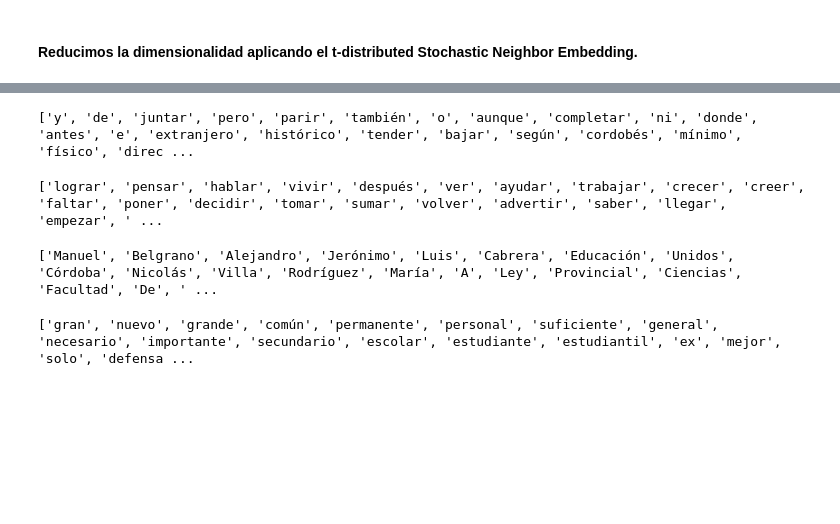
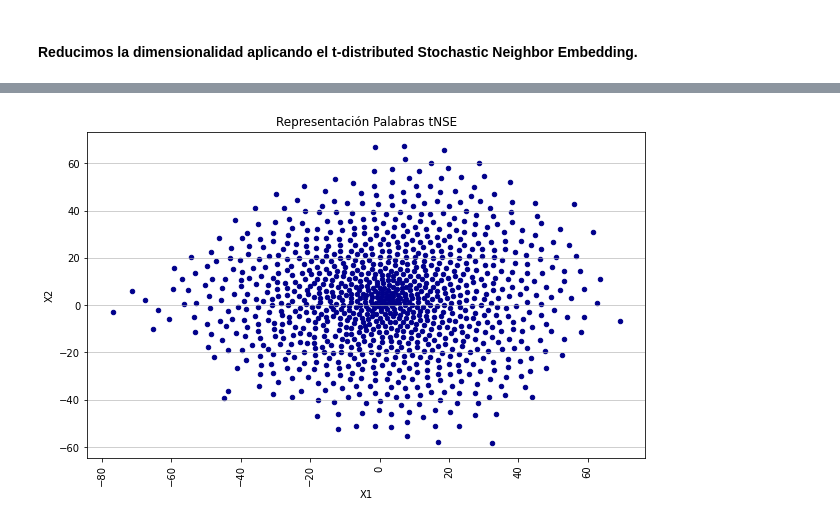
Before and after one commit to mahunz/TexMining, a Jupyter notebook: Word_Clustering.ipynb, the cells around one changed output, grey strips where cells are left out. Saved outputs shown, nothing was run; the diff lists cells and outputs as text; code cells hidden in the pictures; blank space fills up the shorter version.

```diff
--- a/Word_Clustering.ipynb
+++ b/Word_Clustering.ipynb
@@ -69,14 +92,26 @@ doc = nlp(dataset[0:10000000])
+# %%
+sentences =[]
+for sent in doc.sents:
+    if len(sent) > 10:
+        sentences.append([token.text for token in sent])
 # %%
 sents = [sent for sent in doc.sents if len(sent) > 10]
 
 words = []
 words_lemma = []
+lstsents_lemma = []
+lstsents = []
 for sent in sents:
+    lstsent_lemma = []
+    lstsent = []
     for word in sent:
         if word.is_alpha:
             words.append(word)
             words_lemma.append(lemmatize(word.lemma_))
-
+            lstsent.append(word.text)
+            lstsent_lemma.append(lemmatize(word.lemma_))
+    lstsents_lemma.append(lstsent_lemma)
+    lstsents .append(lstsent)
 counts = Counter(words_lemma)
 # %% [markdown]
 Hacemos el histograma de las 50 lemmas más coumnes para observar la distribución
@@ -112,4 +148,4 @@ Los features considerados son:
 # %%
-limiteW=word_comm[1][2000]
+limiteW=word_comm[1][1000]
 limiteW
 # %% [output]
@@ -335,24 +263,15 @@ plot_region_cluster(x_bounds=(-5, 0), y_bounds=(-5, 0))
-# %%
-# Stopwords
-printer = [word for word in key_words if clusters[key_words[word]] == clusters[key_words["de"]]]
-print(printer)
-# %% [output]
-['y', 'de', 'juntar', 'pero', 'parir', 'también', 'o', 'aunque', 'completar', 'ni', 'donde', 'antes', 'e', 'extranjero', 'histórico', 'tender', 'bajar', 'según', 'cordobés', 'mínimo', 'físico', 'direc ...
-# %%
-# Verbos
-printer = [word for word in key_words if clusters[key_words[word]] == clusters[key_words["ayudar"]]]
-print(printer)
-# %% [output]
-['lograr', 'pensar', 'hablar', 'vivir', 'después', 'ver', 'ayudar', 'trabajar', 'crecer', 'creer', 'faltar', 'poner', 'decidir', 'tomar', 'sumar', 'volver', 'advertir', 'saber', 'llegar', 'empezar', ' ...
-# %%
-# Politica
-printer = [word for word in key_words if clusters[key_words[word]] == clusters[key_words["Giacomino"]]]
-print(printer)
-# %% [output]
-['Manuel', 'Belgrano', 'Alejandro', 'Jerónimo', 'Luis', 'Cabrera', 'Educación', 'Unidos', 'Córdoba', 'Nicolás', 'Villa', 'Rodríguez', 'María', 'A', 'Ley', 'Provincial', 'Ciencias', 'Facultad', 'De', ' ...
-# %%
-# Importantes
-printer = [word for word in key_words if clusters[key_words[word]] == clusters[key_words["importante"]]]
-print(printer)
-# %% [output]
-['gran', 'nuevo', 'grande', 'común', 'permanente', 'personal', 'suficiente', 'general', 'necesario', 'importante', 'secundario', 'escolar', 'estudiante', 'estudiantil', 'ex', 'mejor', 'solo', 'defensa ...
+# %%
+DF_matrix_dicc2d = pd.DataFrame(matrix_dicc2d, columns=["x", "y"])
+DF_matrix_dicc2d['word'] = pd.DataFrame.from_dict(key_words,orient='index').reset_index()['index']
+# %%
+fig, ax = plt.subplots(figsize=(12, 8))
+DF_matrix_dicc2d.plot.scatter(ax=ax,x='x',y='y', c='DarkBlue',figsize=(10, 6))
+
+plt.title('Representación Palabras tNSE')
+plt.xlabel('X1')
+plt.ylabel('X2')
+plt.grid(axis='y', alpha=0.75)
+plt.xticks(rotation=90)
+plt.show()
+# %% [output]
+[figure, added]
```
Also changed, not shown: parts of 66 cells of this notebook, 18 other files.
